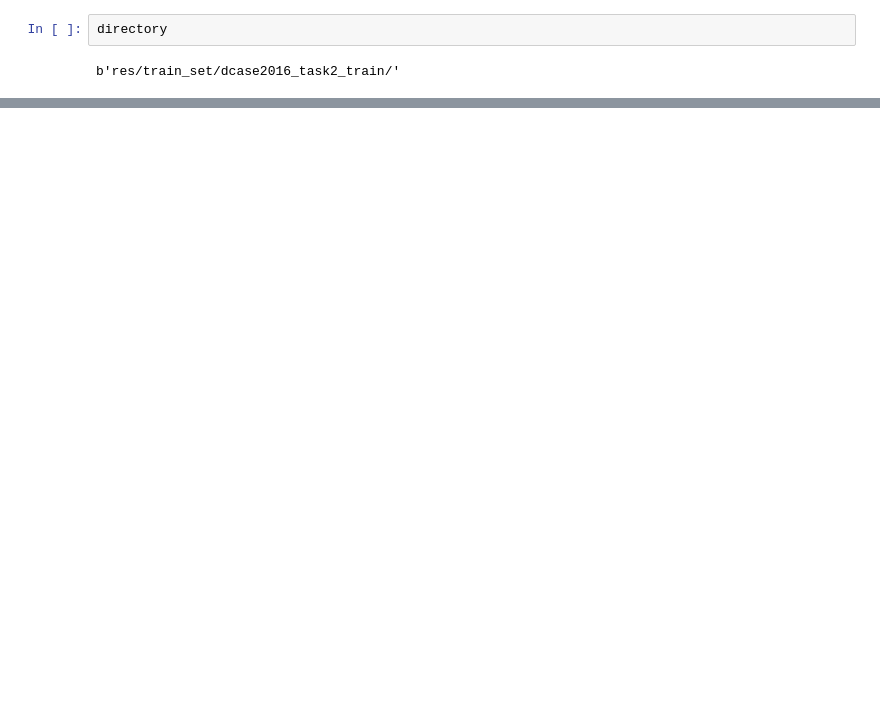
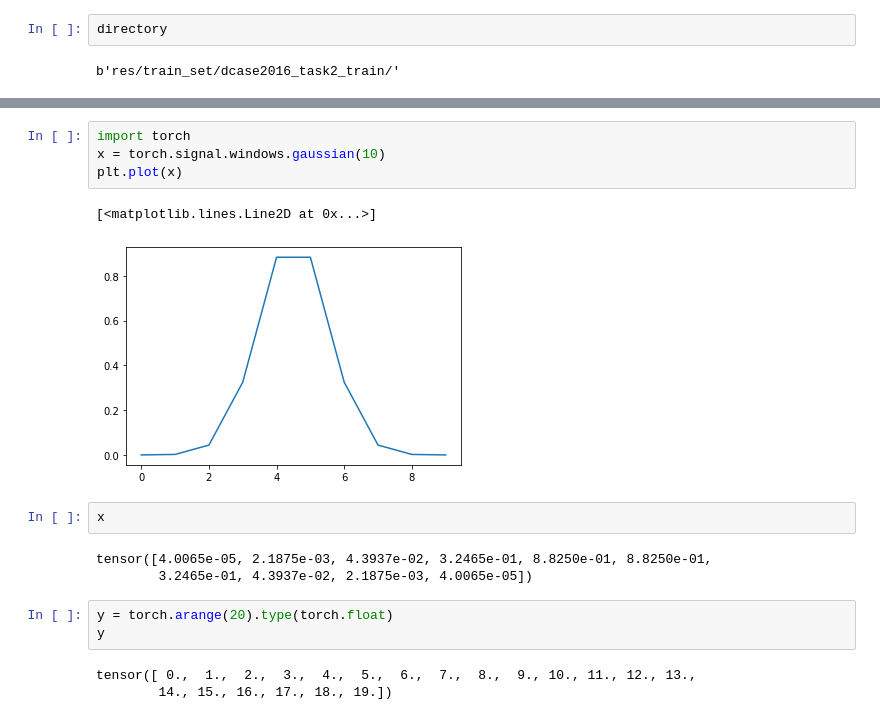
Before and after one commit to MichelDucartier/music_doa, a Jupyter notebook: test.ipynb, the cells around one changed output, grey strips where cells are left out. Drawn from its saved outputs; the diff is of its cells as text; blank space fills up the shorter version.

```diff
--- a/test.ipynb
+++ b/test.ipynb
@@ -58,0 +91,18 @@ filename
+# %%
+import torch
+x = torch.signal.windows.gaussian(10)
+plt.plot(x)
+# %% [output]
+[<matplotlib.lines.Line2D at 0x...>]
+[figure, added]
+# %%
+x
+# %% [output]
+tensor([4.0065e-05, 2.1875e-03, 4.3937e-02, 3.2465e-01, 8.8250e-01, 8.8250e-01,
+        3.2465e-01, 4.3937e-02, 2.1875e-03, 4.0065e-05])
+# %%
+y = torch.arange(20).type(torch.float)
+y
+# %% [output]
+tensor([ 0.,  1.,  2.,  3.,  4.,  5.,  6.,  7.,  8.,  9., 10., 11., 12., 13.,
+        14., 15., 16., 17., 18., 19.])
```
Also changed, not shown: parts of 5 cells of this notebook, 1 other file.
